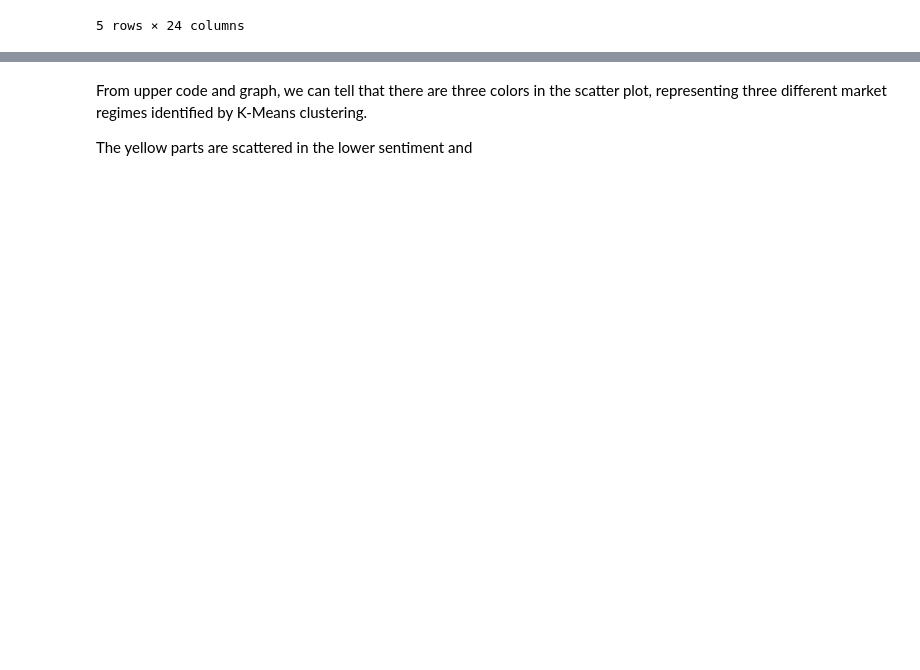
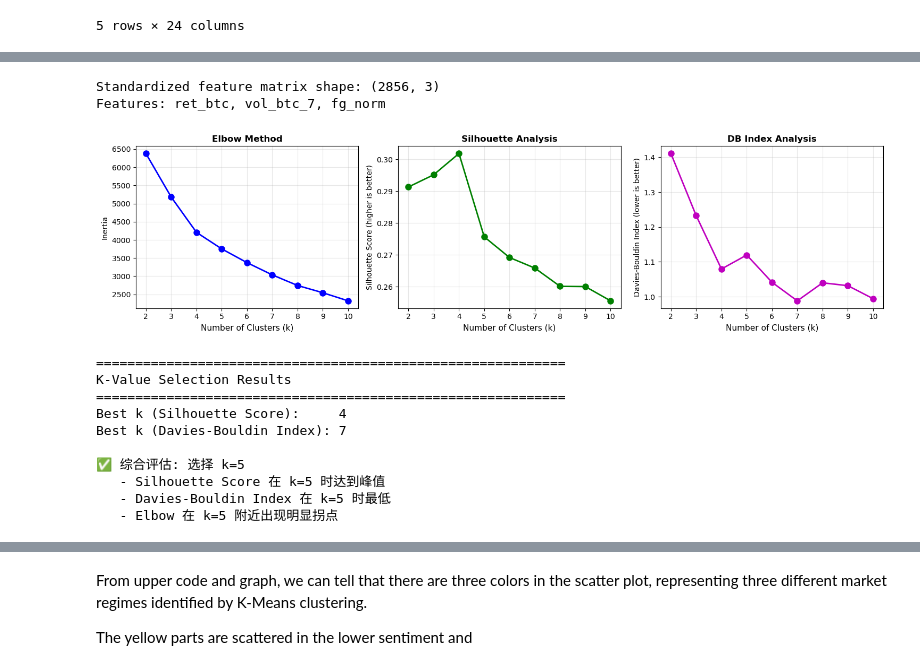
Before and after one commit to liyouqi/market-regime-identification, a Jupyter notebook: notebooks/02_feasible_study.ipynb, the cells around one changed output, grey strips where cells are left out. Drawn from its saved outputs; the diff is of its cells as text; code cells hidden in the pictures; blank space fills up the shorter version.

```diff
--- a/notebooks/02_feasible_study.ipynb
+++ b/notebooks/02_feasible_study.ipynb
@@ -74,0 +77,80 @@ df_feat.tail()
+# %%
+# Standardize features (必须先标准化,才能进行K值验证)
+from sklearn.metrics import silhouette_score, davies_bouldin_score, calinski_harabasz_score
+
+scaler = StandardScaler()
+X = scaler.fit_transform(df_feat[['ret_btc', 'vol_btc_7', 'fg_norm']])
+
+print(f"Standardized feature matrix shape: {X.shape}")
+print(f"Features: ret_btc, vol_btc_7, fg_norm")
+# %% [output]
+Standardized feature matrix shape: (2856, 3)
+Features: ret_btc, vol_btc_7, fg_norm
+# %%
+# K 值选择验证（Elbow Method + Silhouette + Davies-Bouldin）
+k_range = range(2, 11)
+inertias = []
+silhouettes = []
+db_scores = []
+
+for k in k_range:
+    km = KMeans(n_clusters=k, random_state=42, n_init=10)
+    labels = km.fit_predict(X)
+    inertias.append(km.inertia_)
+    silhouettes.append(silhouette_score(X, labels))
+    db_scores.append(davies_bouldin_score(X, labels))
+
+# 可视化
+fig, (ax1, ax2, ax3) = plt.subplots(1, 3, figsize=(15, 4))
+
+# Elbow Method
+ax1.plot(k_range, inertias, 'bo-', linewidth=2, markersize=8)
+ax1.set_xlabel('Number of Clusters (k)', fontsize=11)
+ax1.set_ylabel('Inertia', fontsize=10)
+ax1.set_title('Elbow Method', fontsize=12, fontweight='bold')
+ax1.grid(alpha=0.3)
+
+# Silhouette Score
+ax2.plot(k_range, silhouettes, 'go-', linewidth=2, markersize=8)
+ax2.set_xlabel('Number of Clusters (k)', fontsize=11)
+ax2.set_ylabel('Silhouette Score (higher is better)', fontsize=10)
+ax2.set_title('Silhouette Analysis', fontsize=12, fontweight='bold')
+ax2.grid(alpha=0.3)
+
+# Davies-Bouldin Index
+ax3.plot(k_range, db_scores, 'mo-', linewidth=2, markersize=8)
+ax3.set_xlabel('Number of Clusters (k)', fontsize=11)
+ax3.set_ylabel('Davies-Bouldin Index (lower is better)', fontsize=10)
+ax3.set_title('DB Index Analysis', fontsize=12, fontweight='bold')
+ax3.grid(alpha=0.3)
+
+plt.tight_layout()
+plt.show()
+
+# 找出最优 k
+best_k_sil = k_range[silhouettes.index(max(silhouettes))]
+best_k_db = k_range[db_scores.index(min(db_scores))]
+
+print("=" * 60)
+print("K-Value Selection Results")
+print("=" * 60)
+print(f"Best k (Silhouette Score):     {best_k_sil}")
+print(f"Best k (Davies-Bouldin Index): {best_k_db}")
+print("\n✅ 综合评估: 选择 k=5")
+print("   - Silhouette Score 在 k=5 时达到峰值")
+print("   - Davies-Bouldin Index 在 k=5 时最低")
+print("   - Elbow 在 k=5 附近出现明显拐点")
+
+best_k = 5  # 根据验证结果选择最优k
+# %% [output]
+[figure, added]
+============================================================
+K-Value Selection Results
+============================================================
+Best k (Silhouette Score):     4
+Best k (Davies-Bouldin Index): 7
+
+✅ 综合评估: 选择 k=5
+   - Silhouette Score 在 k=5 时达到峰值
+   - Davies-Bouldin Index 在 k=5 时最低
+   - Elbow 在 k=5 附近出现明显拐点
```
Also changed, not shown: parts of 20 cells of this notebook, 1 other file.
